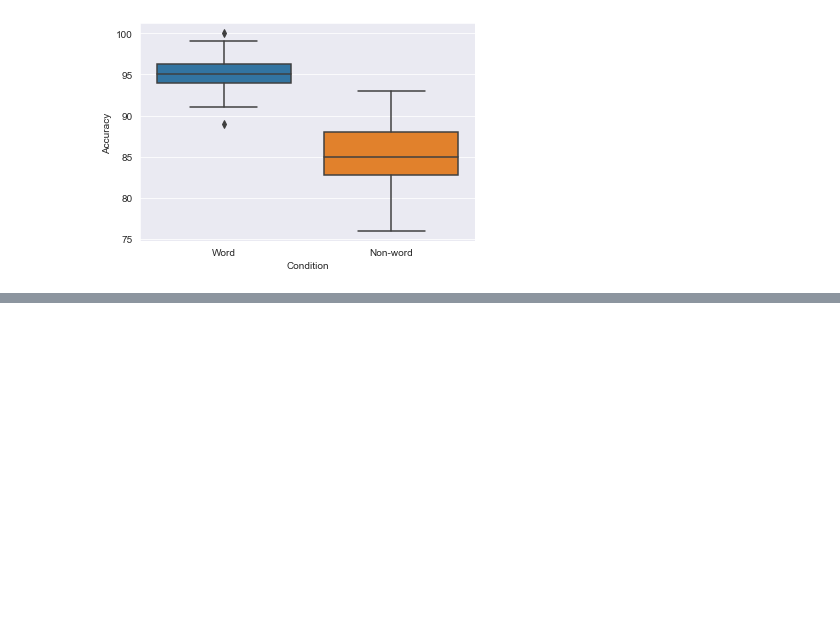
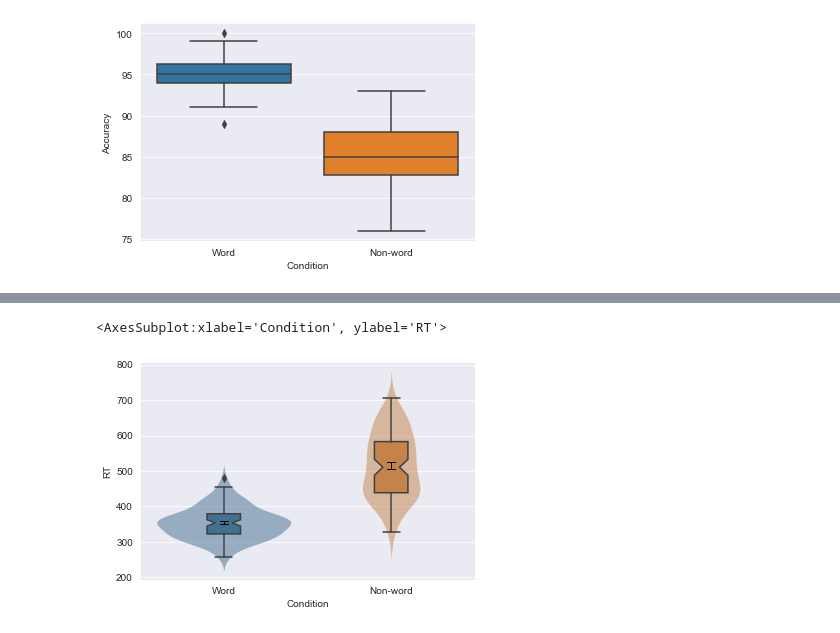
Before and after one commit to robince/dataviz-python, a Jupyter notebook: workbook.ipynb, the cells around one changed output, grey strips where cells are left out. Saved outputs shown, nothing was run; the diff lists cells and outputs as text; code cells hidden in the pictures; blank space fills up the shorter version.

```diff
--- a/workbook.ipynb
+++ b/workbook.ipynb
@@ -200,0 +195,12 @@ Text(0, 0.5, 'Accuracy')
+# %%
+ax = sns.violinplot(data=dat_long, x='Condition', y='RT',inner=None, linewidth=0, saturation=0.5)
+plt.setp(ax.collections, alpha=.5)
+sns.boxplot(data=dat_long, x='Condition', y='RT', saturation=0.5, width=0.2,
+            boxprops={'zorder': 2}, ax=ax,
+            notch=True, medianprops={'linewidth': 0})
+sns.pointplot(data=dat_long, x='Condition', y='RT', ci=68,
+              width=0.1, join=False,
+              color='k', capsize=0.05, errwidth=1)
+# %% [output]
+<AxesSubplot:xlabel='Condition', ylabel='RT'>
+[figure, added]
```
Also changed, not shown: parts of 16 cells of this notebook.
